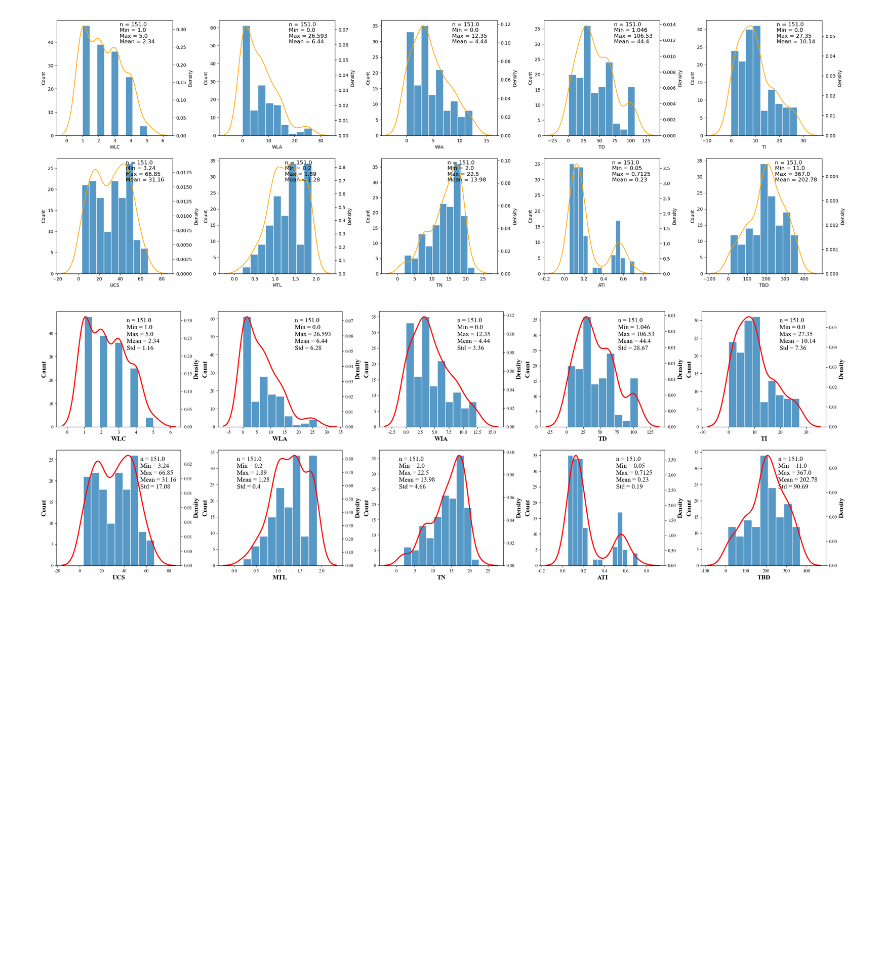
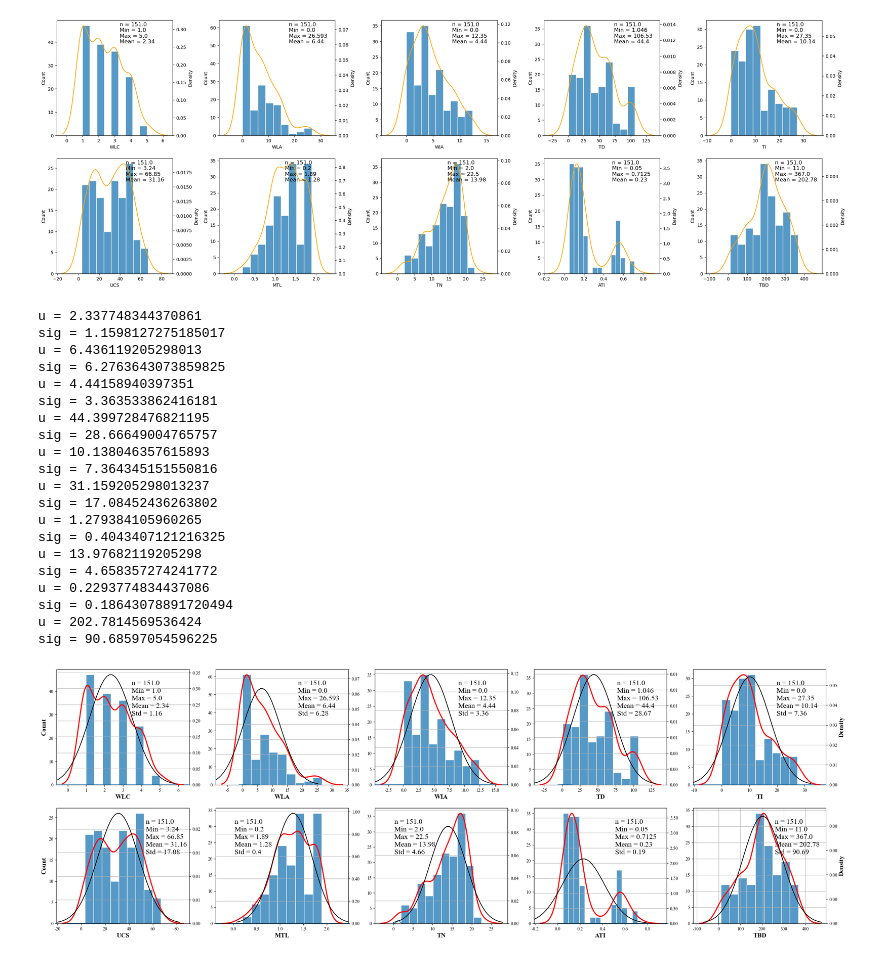
Before and after one commit to space-sphere/Civil-Engineering, a Jupyter notebook: pic.ipynb, the cells around one changed output. Drawn from its saved outputs; the diff is of its cells as text; code cells hidden in the pictures; blank space fills up the shorter version.

```diff
--- a/pic.ipynb
+++ b/pic.ipynb
@@ -4,7 +4,7 @@ import pandas as pd
 from data_pre import data_normalize
 import matplotlib.pyplot as plt
 # %%
-df = pd.read_csv(r"D:\program\pycharm\model\Data\out.csv")
+df = pd.read_csv(r"data/训练集.csv")
 # %%
 wd = pd.DataFrame(columns=['WD'], index=df['WD'].unique().tolist())
 for i in df['WD'].unique():
@@ -281,5 +281,7 @@ fig1.set_xlabel('WLC')
 Text(0.5, 0, 'WLC')
 [figure]
 # %%
-df.iloc[:, 1:].hist(layout=(2, 5), figsize=(15, 6), edgecolor='w')
+plt.rcParams['font.sans-serif'] = ['Times New Roman']
+plt.rcParams['axes.unicode_minus'] =False
+df.iloc[:, 1:].hist(layout=(2, 5), figsize=(15, 6), color='steelblue', edgecolor='w')
 # %% [output]
@@ -387,45 +385,91 @@ for i in range(2):
 [figure]
 # %%
 from matplotlib.ticker import FormatStrFormatter
-
+import seaborn as sns
+import warnings
+# sns.set_theme(style='white')
+import math
+warnings.filterwarnings('ignore')
 fig, axs = plt.subplots(2, 5, figsize=(30, 10))
 
 n = df.columns[1:]
-fig.subplots_adjust(wspace=0.3, hspace=0.2)
+fig.subplots_adjust(wspace=0.2, hspace=0.2)
 plt.rcParams['font.sans-serif'] = ['Times New Roman']
 plt.rcParams['axes.unicode_minus'] =False
 for i in range(2):
     for j in range(5):
-        sns.histplot(df[n[5 * i + j]], ax=axs[i, j], edgecolor='w')
+        sns.histplot(df[n[5 * i + j]], ax=axs[i, j],
+                     palette=["steelblue"],
+                     edgecolor='w')
+        plt.grid()
         ax = axs[i, j].twinx()
         sns.kdeplot(df[n[5 * i + j]], ax=ax, color='r', linewidth=2.4, legend=False)
         axs[i, j].set_xlabel(n[5 * i + j], weight='bold', fontsize=14)
-        axs[i, j].set_ylabel('Count', weight='bold', fontsize=14)
-        ax.set_ylabel('Density', weight='bold', fontsize=14)
+        if j == 0:
+            axs[i, j].set_ylabel('Count', weight='bold', fontsize=14)
+        else:
+            axs[i, j].set_ylabel('', weight='bold', fontsize=14)
+        if j == 4:
+            ax.set_ylabel('Density', weight='bold', fontsize=14)
+        else:
+            ax.set_ylabel('', weight='bold', fontsize=14)
         y_formatter = FormatStrFormatter('%1.2f')
         ax.yaxis.set_major_formatter(y_formatter)
         axis = axs[i, j].axis()
         message = df.describe()[n[5 * i + j]]
+        axs[i, j].plot(x, y)
         if j == 0 and i == 1:
-            axs[i, j].text(axis[1] * 3/ 5, axis[3] * 2 / 3, 'n = {}\nMin = {}\nMax = {}\nMean = {}\nStd = {}'.format(message['count'],
+            axs[i, j].text(axis[1] * 3/ 5, axis[3] * 3 / 5, 'n = {}\nMin = {}\nMax = {}\nMean = {}\nStd = {}'.format(message['count'],
                        message['min'],
                        message['max'],
                        round(message['mean'], 2),
                        round(message['std'], 2)),
-                       fontsize=14)
+                       fontsize=16)
         elif ((j == 1) | (j == 2)) and (i == 1):
-            axs[i, j].text(axis[1] * 1 / 40, axis[3] * 2 / 3, 'n = {}\nMin = {}\nMax = {}\nMean = {}\nStd = {}'.format(message['count'],
+            axs[i, j].text(axis[1] * 1 / 100, axis[3] * 3 / 5, 'n = {}\nMin = {}\nMax = {}\nMean = {}\nStd = {}'.format(message['count'],
                        message['min'],
                        message['max'],
                        round(message['mean'], 2),
                        round(message['std'], 2)),
-                       fontsize=14)
+                       fontsize=16)
         else:
-            axs[i, j].text(axis[1] * 21 / 40, axis[3] * 2 / 3, 'n = {}\nMin = {}\nMax = {}\nMean = {}\nStd = {}'.format(message['count'],
+            axs[i, j].text(axis[1] * 21 / 40, axis[3] * 3 / 5, 'n = {}\nMin = {}\nMax = {}\nMean = {}\nStd = {}'.format(message['count'],
                        message['min'],
                        message['max'],
                        round(message['mean'], 2),
                        round(message['std'], 2)),
-                       fontsize=14)
+                       fontsize=16)
+
+        """正态分布曲线"""
+        u = np.average(df[n[5 * i + j]])
+        sig = np.sqrt(np.var(df[n[5 * i + j]], ddof=1))
+        x = np.linspace(u - 3 * sig, u + 3*sig, 50)   # 定义域
+        y = np.exp(-(x - u) ** 2 / (2 * sig ** 2)) / (np.sqrt(2*np.pi)*sig) # 定义曲线函数
+        ax.plot(x, y, c='k')
+        print('u = {}'.format(u))
+        print('sig = {}'.format(sig))
+        axs[i, j].set_xlim(axis[0], axis[1])
+        axs[i, j].set_ylim(axis[2], axis[3])
+        # print(axis)
 # %% [output]
+u = 2.337748344370861
+sig = 1.1598127275185017
+u = 6.436119205298013
+sig = 6.2763643073859825
+u = 4.44158940397351
+sig = 3.363533862416181
+u = 44.399728476821195
+sig = 28.66649004765757
+u = 10.138046357615893
+sig = 7.364345151550816
+u = 31.159205298013237
+sig = 17.08452436263802
+u = 1.279384105960265
+sig = 0.4043407121216325
+u = 13.97682119205298
+sig = 4.658357274241772
+u = 0.2293774834437086
+sig = 0.18643078891720494
+u = 202.7814569536424
+sig = 90.68597054596225
-[figure, old version]
+[figure, new version]
```
Also changed, not shown: parts of 2 cells of this notebook.
